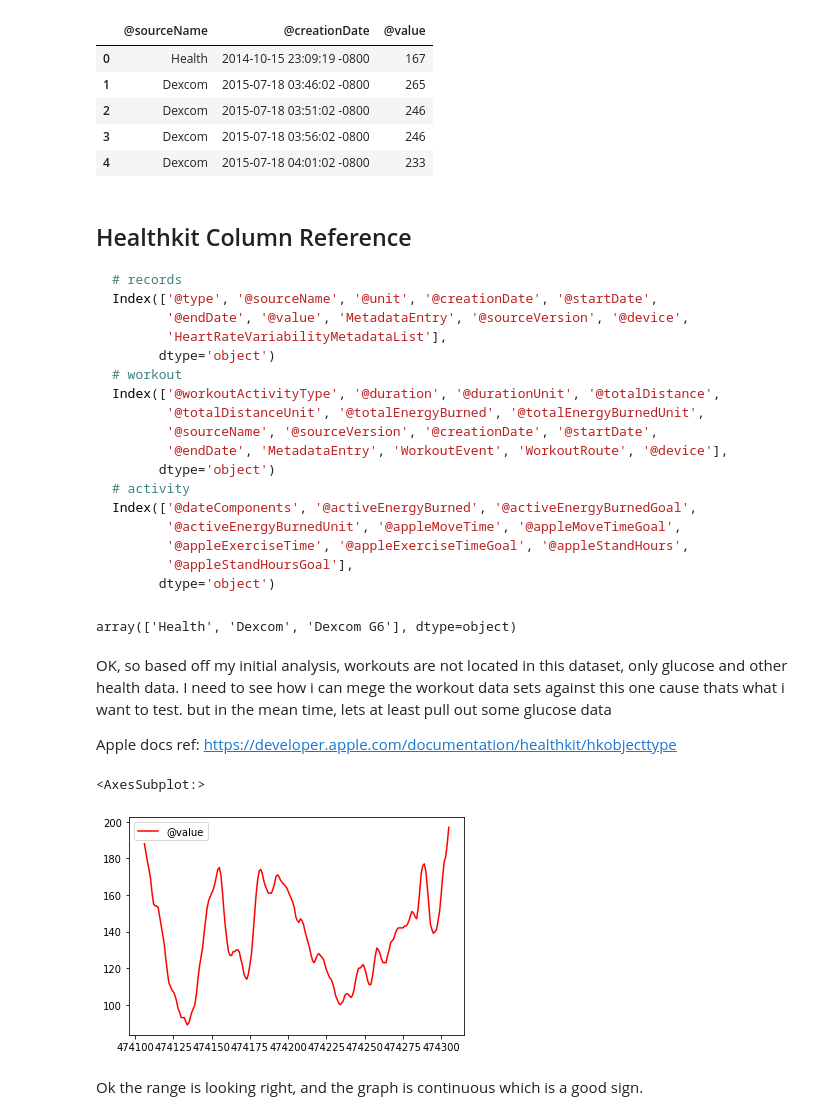
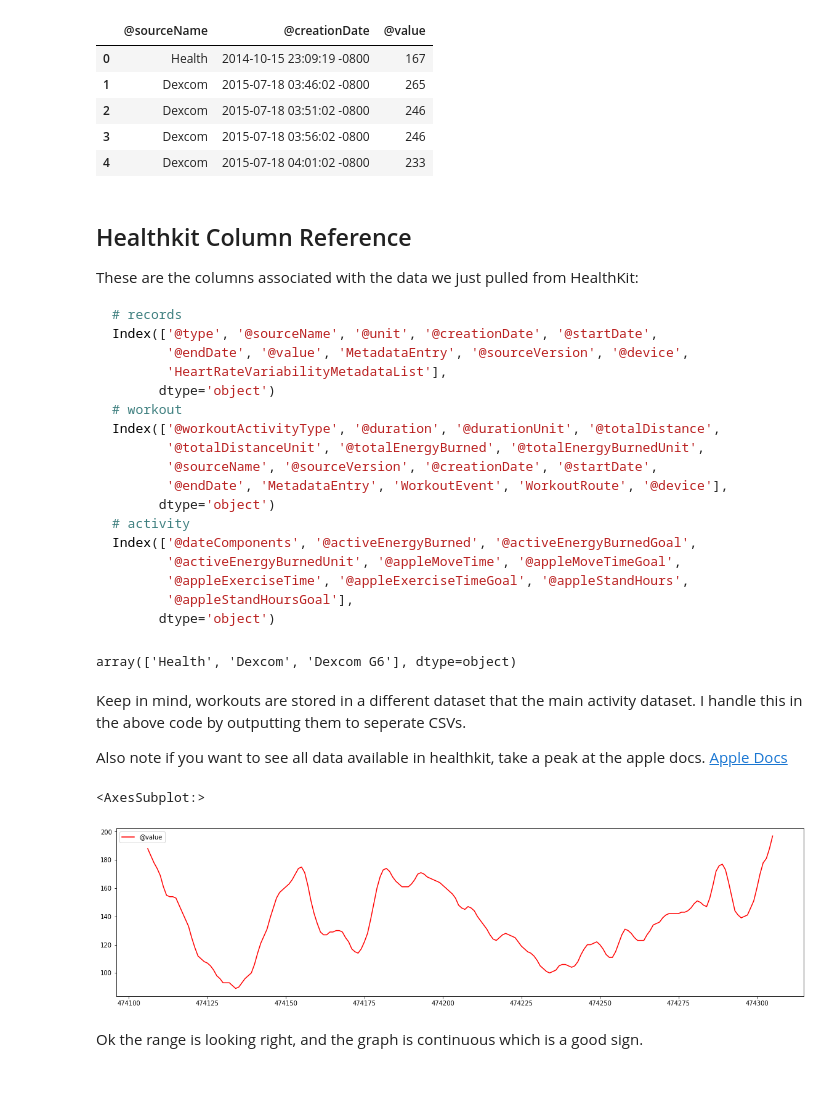
Before and after one commit to dddiaz/glucose-datascience, a Jupyter notebook: notebook.ipynb, the cells around one changed output. Saved outputs shown, nothing was run; the diff lists cells and outputs as text; code cells hidden in the pictures; blank space fills up the shorter version.

````diff
--- a/notebook.ipynb
+++ b/notebook.ipynb
@@ -110,6 +113,8 @@ glucose_df.head()
 | 4 | Dexcom | 2015-07-18 04:01:02 -0800 | 233 |
 # %% [markdown]
 ## Healthkit Column Reference
+These are the columns associated with the data we just pulled from HealthKit:
+
 ```python
 # records
 Index(['@type', '@sourceName', '@unit', '@creationDate', '@startDate',
@@ -140,11 +145,11 @@ glucose_df['@sourceName'].unique()
 # df = df[df['@sourceName'].str.contains('iPhone')]
 # %% [output]
 array(['Health', 'Dexcom', 'Dexcom G6'], dtype=object)
-# %% [markdown]
-OK, so based off my initial analysis, workouts are not located in this dataset, only glucose and other health data.
-I need to see how i can mege the workout data sets against this one cause thats what i want to test.
-but in the mean time, lets at least pull out some glucose data
-
-Apple docs ref: https://developer.apple.com/documentation/healthkit/hkobjecttype
+# %% [markdown]
+Keep in mind, workouts are stored in a different dataset that the main activity dataset.
+I handle this in the above code by outputting them to seperate CSVs.
+
+Also note if you want to see all data available in healthkit, take a peak at the apple docs.
+[Apple Docs](https://developer.apple.com/documentation/healthkit/hkobjecttype)
 # %%
 # 474135 - 474305
@@ -152,10 +156,10 @@ Apple docs ref: https://developer.apple.com/documentation/healthkit/hkobjecttype
 last_day_bg = glucose_df[-200:]
 # %%
 import matplotlib.pyplot as plt
-last_day_bg.plot(kind='line',y='@value',color='red')
+last_day_bg.plot(kind='line',y='@value',color='red', figsize=(20,5))
 # %% [output]
 <AxesSubplot:>
-[figure, old version]
+[figure, new version]
 # %% [markdown]
 Ok the range is looking right, and the graph is continuous which is a good sign.
 # %% [markdown]
````
Also changed, not shown: parts of 16 cells of this notebook.
